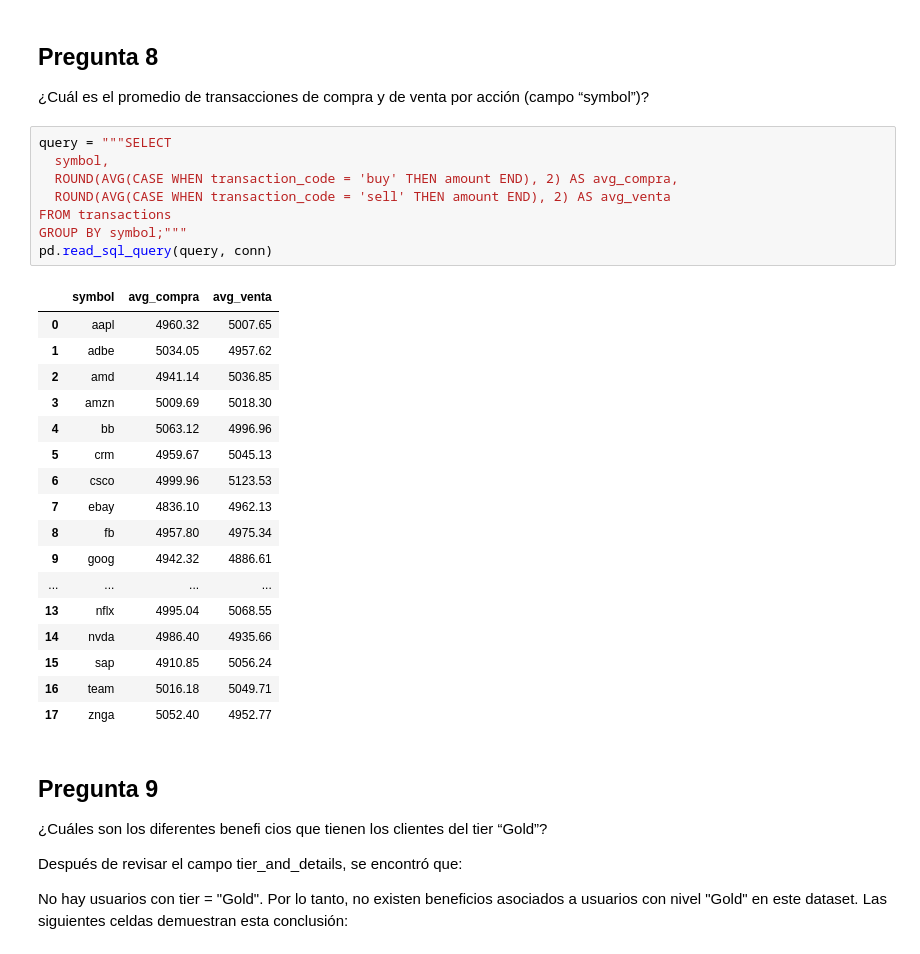
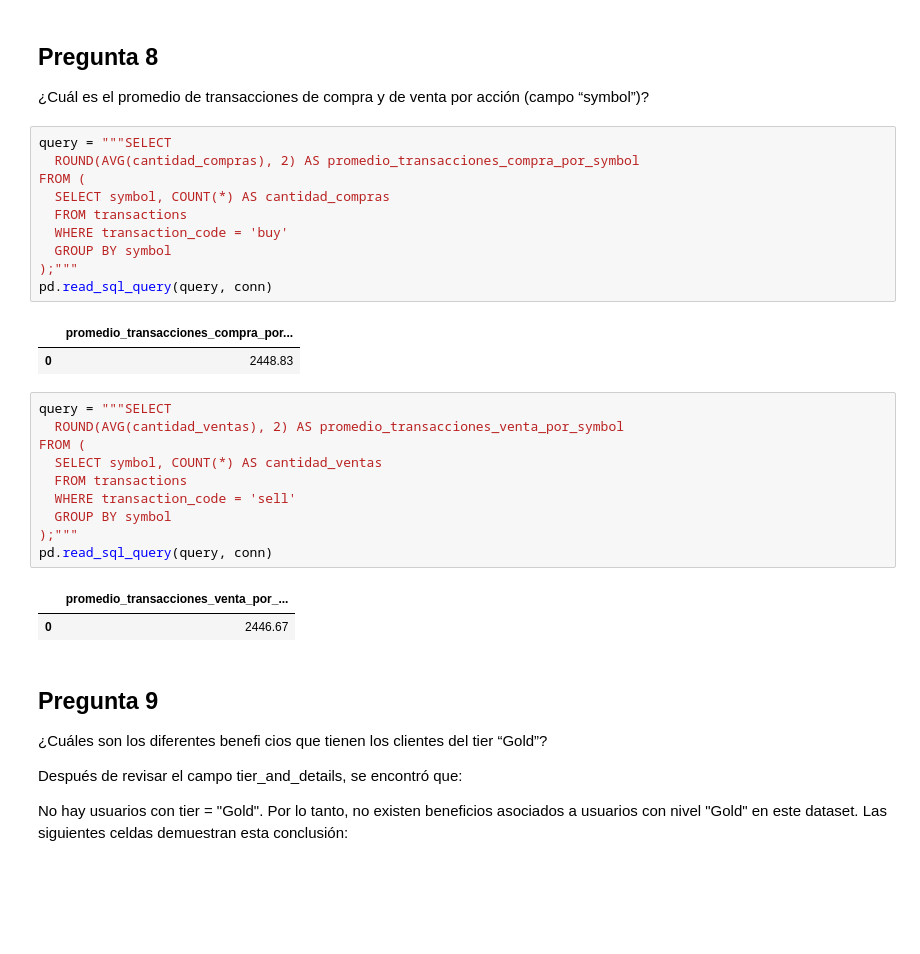
Before and after one commit to braillard/BSALE, a Jupyter notebook: BSALE_Desarrollo.ipynb, the cells around one changed output. Drawn from its saved outputs; the diff is of its cells as text; blank space fills up the shorter version.

```diff
--- a/BSALE_Desarrollo.ipynb
+++ b/BSALE_Desarrollo.ipynb
@@ -150,32 +150,32 @@ pd.read_sql_query(query, conn)
 # %% [markdown]
 ## Pregunta 8
 ¿Cuál es el promedio de transacciones de compra y de venta por acción (campo “symbol”)?
+# %%
+query = """SELECT
+  ROUND(AVG(cantidad_compras), 2) AS promedio_transacciones_compra_por_symbol
+FROM (
+  SELECT symbol, COUNT(*) AS cantidad_compras
+  FROM transactions
+  WHERE transaction_code = 'buy'
+  GROUP BY symbol
+);"""
+pd.read_sql_query(query, conn)
+# %% [output]
+|  | promedio_transacciones_compra_por... |
+| 0 | 2448.83 |
 # %%
 query = """SELECT
-  symbol,
-  ROUND(AVG(CASE WHEN transaction_code = 'buy' THEN amount END), 2) AS avg_compra,
-  ROUND(AVG(CASE WHEN transaction_code = 'sell' THEN amount END), 2) AS avg_venta
-FROM transactions
-GROUP BY symbol;"""
+  ROUND(AVG(cantidad_ventas), 2) AS promedio_transacciones_venta_por_symbol
+FROM (
+  SELECT symbol, COUNT(*) AS cantidad_ventas
+  FROM transactions
+  WHERE transaction_code = 'sell'
+  GROUP BY symbol
+);"""
 pd.read_sql_query(query, conn)
 # %% [output]
-|  | symbol | avg_compra | avg_venta |
-| 0 | aapl | 4960.32 | 5007.65 |
-| 1 | adbe | 5034.05 | 4957.62 |
-| 2 | amd | 4941.14 | 5036.85 |
-| 3 | amzn | 5009.69 | 5018.30 |
-| 4 | bb | 5063.12 | 4996.96 |
-| 5 | crm | 4959.67 | 5045.13 |
-| 6 | csco | 4999.96 | 5123.53 |
-| 7 | ebay | 4836.10 | 4962.13 |
-| 8 | fb | 4957.80 | 4975.34 |
-| 9 | goog | 4942.32 | 4886.61 |
-| ... | ... | ... | ... |
-| 13 | nflx | 4995.04 | 5068.55 |
-| 14 | nvda | 4986.40 | 4935.66 |
-| 15 | sap | 4910.85 | 5056.24 |
-| 16 | team | 5016.18 | 5049.71 |
-| 17 | znga | 5052.40 | 4952.77 |
+|  | promedio_transacciones_venta_por_... |
+| 0 | 2446.67 |
 # %% [markdown]
 ## Pregunta 9
 ¿Cuáles son los diferentes benefi cios que tienen los clientes del tier “Gold”?
```
